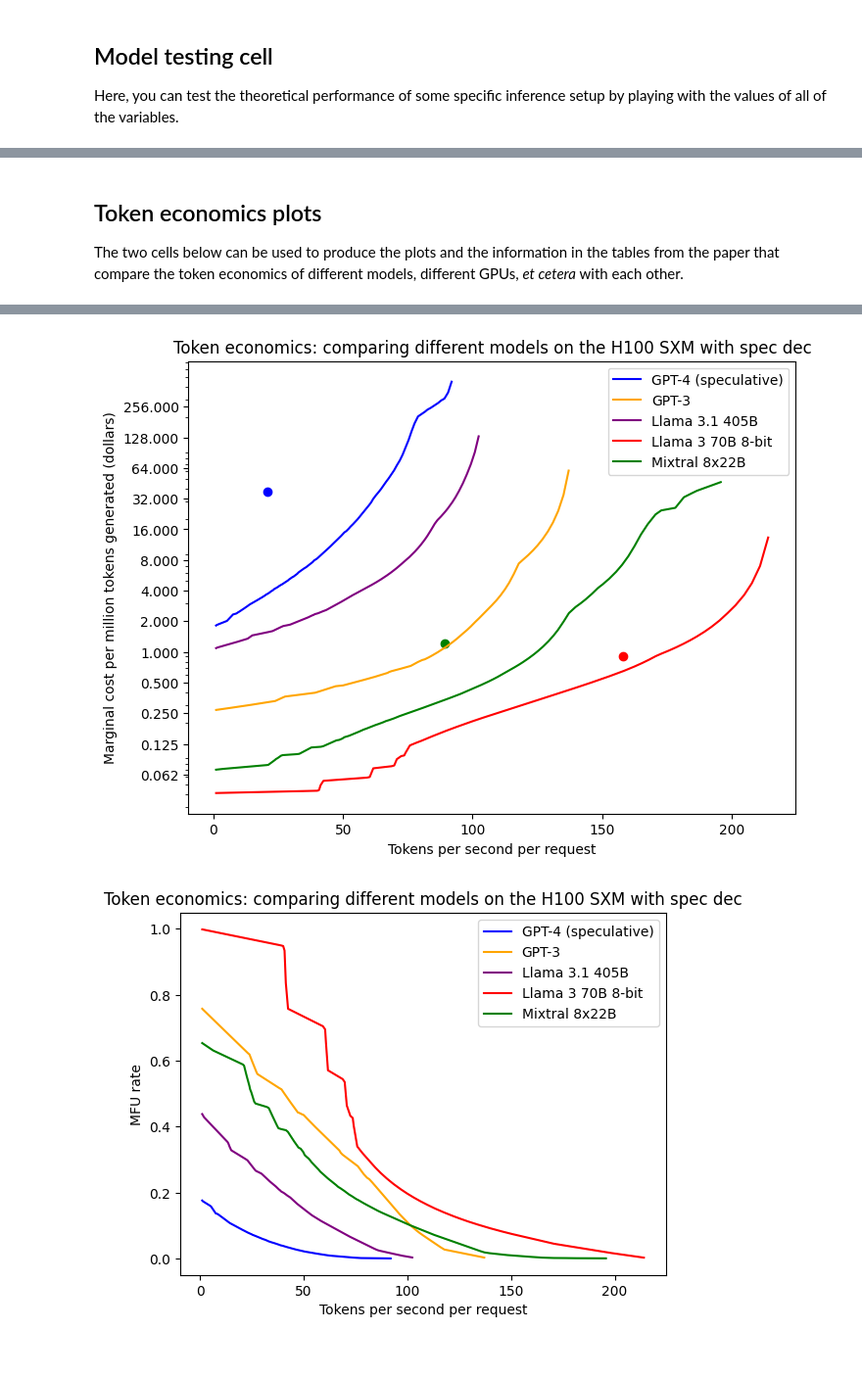
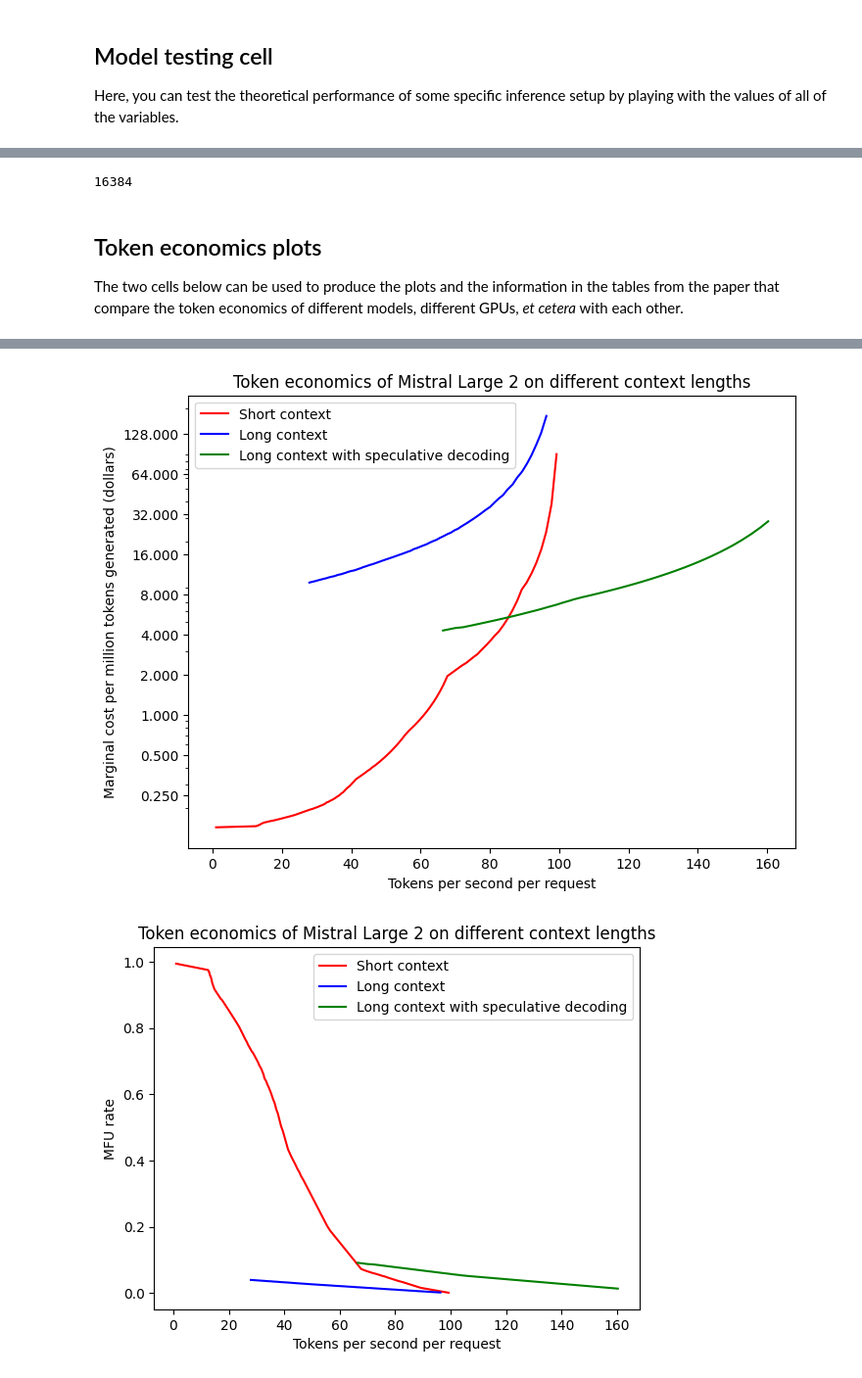
Before and after one commit to YafahEdelman/inference-economics, a Jupyter notebook: inference_economics_notebook.ipynb, the cells around one changed output, grey strips where cells are left out. Shown at 98% size. Saved outputs shown, nothing was run; the diff lists cells and outputs as text; code cells hidden in the pictures.

```diff
--- a/inference_economics_notebook.ipynb
+++ b/inference_economics_notebook.ipynb
@@ -763,8 +838,8 @@ def search_for_model(base_model: Model, approx_model: Model, gpu: GPU, acceptanc
 
    return current_model, N_GPU, batch_size
 # %%
-approx_model = Llama_3_8B
+approx_model = Llama_3_8B_MQA
 gpu = H100_ZL
-test_model, n_gpu, batch_size = search_for_model(GPT_4, approx_model, gpu, acceptance_prob=0.8, gamma_max=6, input_len=128e3, target_mfu=0.1, target_tok_per_sec=67)
+test_model, n_gpu, batch_size = search_for_model(Mixtral_8x22B_MQA, approx_model, gpu, acceptance_prob=0.8, gamma_max=5, input_len=128e3, target_mfu=0.15, target_tok_per_sec=67)
 print("%.2e" % (test_model.total_params))
 # %% [output]
@@ -872,22 +949,22 @@ Output token latency (seconds): [0.01194768]
 
 Here, you can test the theoretical performance of some specific inference setup by playing with the values of all of the variables.
 # %%
-input_len = 10000
+input_len = 100000
 output_len = 128
 
-batch_size = 400
+batch_size = 20
 
-model_obj = Llama_3_70B
-approx_model_obj = Llama_3_8B
-gpu = H100
-n_gpu = 32
+model_obj = Mistral_Large_2
+approx_model_obj = Llama_3_8B_MQA
+gpu = H200
+n_gpu = 8
 
 #ttft_seconds = model_obj.arithmetic_cost_flop(0, input_len*batch_size)/(n_gpu*gpu.flop_per_second[8*model_obj.weight_precision_bytes])
 #ttft_seconds = token_latency_seconds_default(np.array([n_gpu]), model_obj, gpu, np.array([batch_size]), \
 #                                              input_len=0, seq_len=input_len)
 ttft_seconds = 0
 output_tok_latency_seconds = spec_dec_token_latency_seconds(np.array([n_gpu]), model_obj, approx_model_obj, gpu, np.array([batch_size]), \
-                                                            acceptance_prob=0.8, gamma_max=2, input_len=input_len)
+                                                            acceptance_prob=0.8, gamma_max=0, input_len=input_len)
 
 total_latency_seconds = ttft_seconds + output_len*output_tok_latency_seconds
 
@@ -912,3 +993,7 @@ Output token latency (seconds): [0.0239824]
+# %%
+Llama_3_8B_MQA.kv_cache_size_per_input_bytes
+# %% [output]
+16384
 # %% [markdown]
 ## Token economics plots
 
@@ -1063,15 +1177,16 @@ def preference_maximizing_settings(comparison, token_economics_results):
 #token_economics_results = pareto_fronts(llama_comparison, section_2_2_token_latency_seconds)
 #current_comparison = gpus_comparison
 #current_comparison = all_models_comparison
-current_comparison = all_models_comparison_with_spec_dec
+#current_comparison = all_models_comparison_with_spec_dec
 #current_comparison = context_length_comparison
 #current_comparison = llama_comparison
 #current_comparison = quantization_comparison
 #current_comparison = spec_dec_comparison
+current_comparison = mistral_large_comparison
 
 #current_comparison = tpu_test
 
-token_economics_results = pareto_fronts(current_comparison, token_latency_seconds_default)
+token_economics_results = pareto_fronts(current_comparison.comparison_list, token_latency_seconds_default)
 #token_economics_results = pareto_fronts(current_comparison, section_2_2_token_latency_seconds)
 
 min_y = min([min(y_coords) for (x_coords, y_coords, gpu_counts, batch_sizes, mfu_values) in token_economics_results])
@@ -1079,7 +1194,7 @@ max_y = max([max(y_coords) for (x_coords, y_coords, gpu_counts, batch_sizes, mfu
 
 fig = plt.figure(figsize=(8, 6))
 
-for (comparison_setting, (x_coords, y_coords, gpu_counts, batch_sizes, mfu_values)) in zip(current_comparison, token_economics_results):
+for (comparison_setting, (x_coords, y_coords, gpu_counts, batch_sizes, mfu_values)) in zip(current_comparison.comparison_list, token_economics_results):
   plt.plot(x_coords, y_coords, label=comparison_setting.name, color=comparison_setting.color)
   if comparison_setting.observed_perf != None:
     x_l = []
@@ -1095,7 +1210,7 @@ for (comparison_setting, (x_coords, y_coords, gpu_counts, batch_sizes, mfu_value
                                                                                                              gpu_counts[opt_index], batch_sizes[opt_index]))
 print("\n")
 
-preference_max_results = preference_maximizing_settings(current_comparison, token_economics_results)
+preference_max_results = preference_maximizing_settings(current_comparison.comparison_list, token_economics_results)
 for setting_name in preference_max_results:
   results_dict = preference_max_results[setting_name]
   print("Preferred throughput for %s: %.2f tokens/second/request at %.2f USD/million output tokens (using %.2f GPUs at a batch size of %.2f)" % (setting_name, results_dict["tokens_per_second_per_request"], \
@@ -1110,23 +1225,23 @@ plt.yscale("log")
 plt.gca().set_yticks([tick for tick in np.logspace(start=-10, stop=10, num=21, base=2) if tick <= max_y and tick >= min_y])
 plt.gca().get_yaxis().set_major_formatter(plt.FuncFormatter(lambda y, _: '%.3f' % y))
 
-plt.title("Token economics: comparing different models on the H100 SXM with spec dec")
+plt.title(current_comparison.plot_title)
 plt.legend()
 
-plt.savefig("token_economics_all_models_comparison_with_spec_dec.pdf")
-plt.savefig("token_economics_all_models_comparison_with_spec_dec.png")
+plt.savefig(current_comparison.file_name + ".pdf")
+plt.savefig(current_comparison.file_name + ".png")
 plt.show()
 
-for (comparison_setting, (x_coords, y_coords, gpu_counts, batch_sizes, mfu_values)) in zip(current_comparison, token_economics_results):
+for (comparison_setting, (x_coords, y_coords, gpu_counts, batch_sizes, mfu_values)) in zip(current_comparison.comparison_list, token_economics_results):
   plt.plot(x_coords, mfu_values, label=comparison_setting.name, color=comparison_setting.color)
 
 plt.xlabel("Tokens per second per request")
 plt.ylabel("MFU rate")
 
-plt.title("Token economics: comparing different models on the H100 SXM with spec dec")
+plt.title(current_comparison.plot_title)
 plt.legend()
 
-plt.savefig("token_economics_all_models_comparison_with_spec_dec_mfu.pdf")
-plt.savefig("token_economics_all_models_comparison_with_spec_dec_mfu.png")
+plt.savefig("%s_mfu.pdf" % current_comparison.file_name)
+plt.savefig("%s_mfu.png" % current_comparison.file_name)
 plt.show()
 # %% [output]
@@ -1145,2 +1256,2 @@ Preferred throughput for Mixtral 8x22B: 116.26 tokens/second/request at 0.71 USD
-[figure, old version]
+[figure, new version]
-[figure, old version]
+[figure, new version]
```
Also changed, not shown: parts of 10 cells of this notebook.
